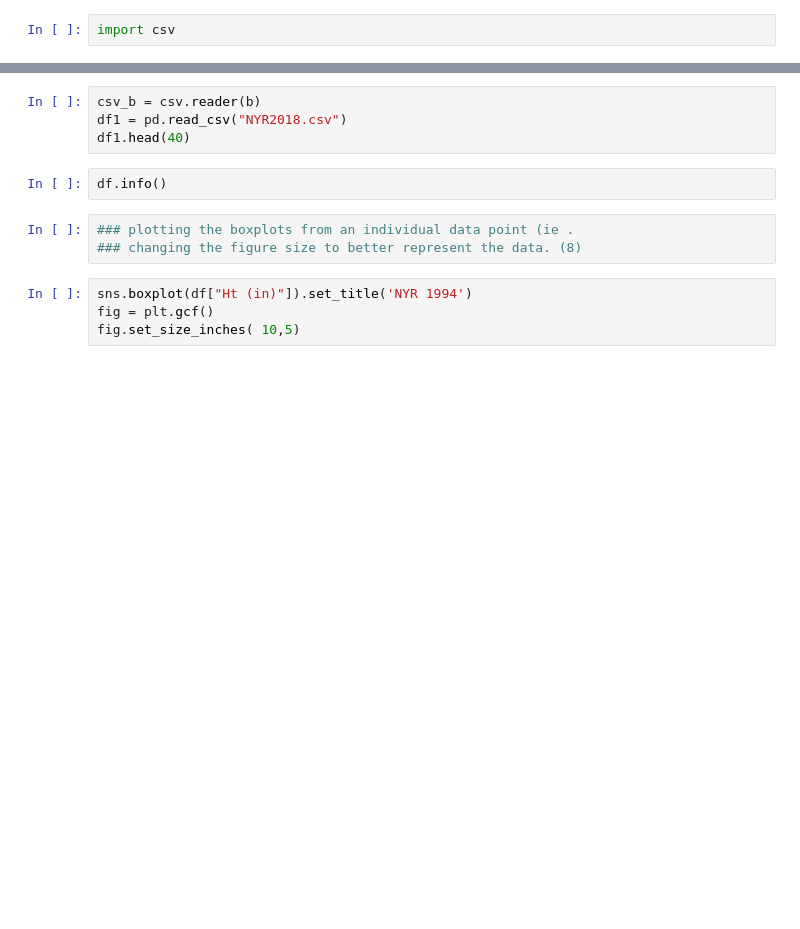
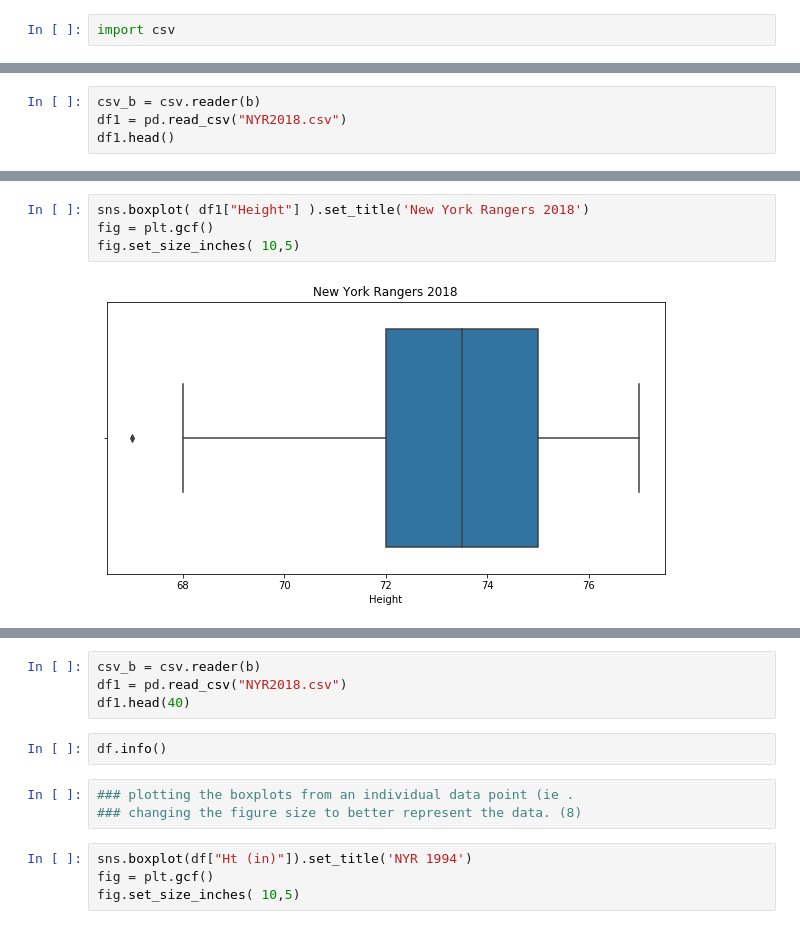
Before and after one commit to pjmeehan/FDA-PROJECT, a Jupyter notebook: Fundamentals of Data Analysis Project 2018 - THE BOX PLOT.ipynb, the cells around one changed output, grey strips where cells are left out. Saved outputs shown, nothing was run; the diff lists cells and outputs as text; blank space fills up the shorter version.

```diff
--- a/Fundamentals of Data Analysis Project 2018 - THE BOX PLOT.ipynb
+++ b/Fundamentals of Data Analysis Project 2018 - THE BOX PLOT.ipynb
@@ -72,0 +98,4 @@ df.head()
+# %%
+csv_b = csv.reader(b)
+df1 = pd.read_csv("NYR2018.csv")
+df1.head()
@@ -72,0 +109,6 @@ df.head()
+# %%
+sns.boxplot( df1["Height"] ).set_title('New York Rangers 2018')
+fig = plt.gcf()
+fig.set_size_inches( 10,5)
+# %% [output]
+[figure, added]
```
Also changed, not shown: parts of 22 cells of this notebook, 2 other files.
